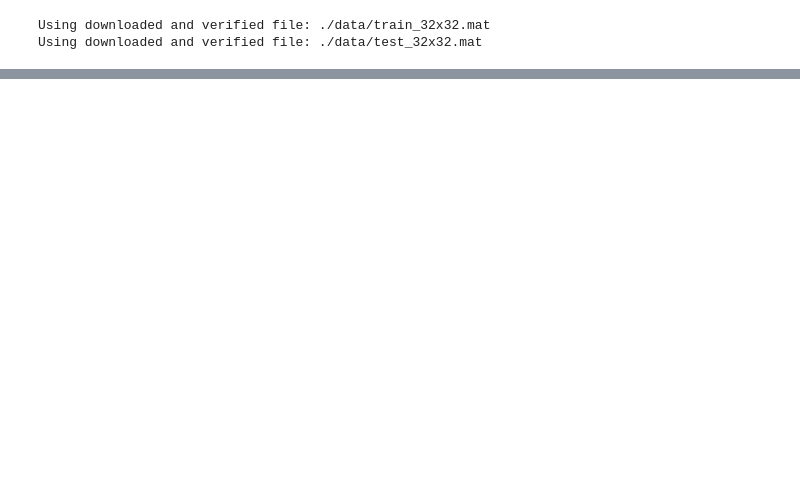
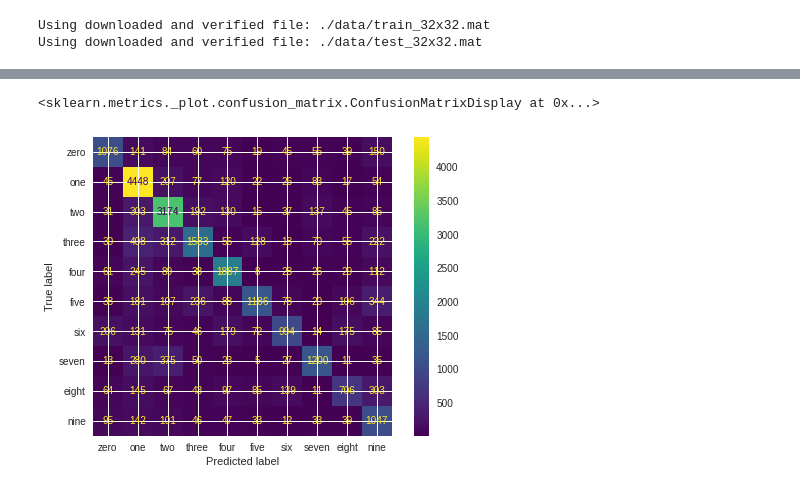
Before and after one commit to vardeep-sandhu/CudaLab, a Jupyter notebook: Sheet02/Sheet02.ipynb, the cells around one changed output, grey strips where cells are left out. Cells and saved outputs as stored; diff of their text form; code cells hidden in the pictures; blank space fills up the shorter version.

```diff
--- a/Sheet02/Sheet02.ipynb
+++ b/Sheet02/Sheet02.ipynb
@@ -231,0 +260,33 @@ Best trial:
+# %%
+def testing(test_loader, net):
+    best_model.eval()
+    total_corr = 0
+    preds = []
+    labels = []
+    with torch.no_grad():
+        total_corr = 0
+        for batch_idx, (data, target) in enumerate(test_loader):
+            data, target = data.to(device), target.type(torch.float32).to(device)
+            output = best_model(data)
+
+            pred = torch.argmax(output, dim=1)
+            gt = torch.argmax(target, dim=1)
+
+            preds.append(pred)
+            labels.append(gt)
+
+            correct = torch.count_nonzero(pred == gt)
+            total_corr += correct
+    accuracy = (total_corr/len(test_dataset))
+    return accuracy, torch.cat(preds), torch.cat(labels)
+
+acc_, preds, labels = testing(test_loader, best_model)
+# %%
+from sklearn.metrics import confusion_matrix, ConfusionMatrixDisplay
+cf = confusion_matrix(labels.to("cpu"), preds.to("cpu"))
+CLASSES= ['zero','one','two','three','four','five','six','seven','eight','nine']
+classes = np.array(CLASSES, dtype='str')
+ConfusionMatrixDisplay(cf,display_labels=classes).plot()
+# %% [output]
+<sklearn.metrics._plot.confusion_matrix.ConfusionMatrixDisplay at 0x...>
+[figure, added]
```
Also changed, not shown: parts of 8 cells of this notebook, 1 other file.
